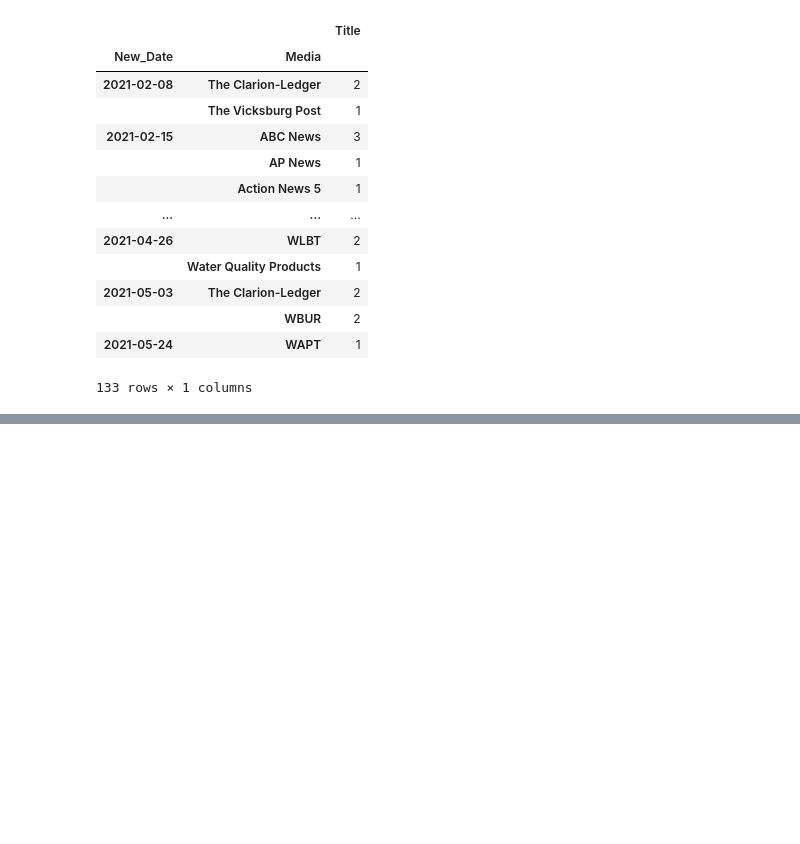
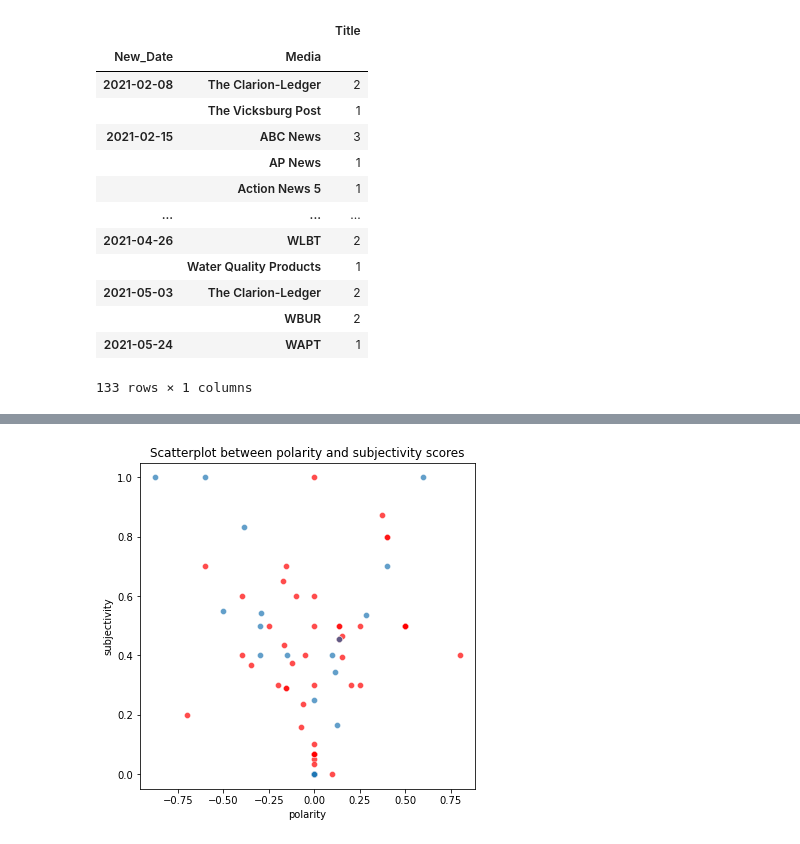
Before and after one commit to rishabhstha/JacksonWaterCrisisAnalysisML, a Jupyter notebook: newsAnalysis.ipynb, the cells around one changed output, grey strips where cells are left out. Saved outputs shown, nothing was run; the diff lists cells and outputs as text; code cells hidden in the pictures; blank space fills up the shorter version.

```diff
--- a/newsAnalysis.ipynb
+++ b/newsAnalysis.ipynb
@@ -593,3 +688,15 @@ See the caveats in the documentation: https://pandas.pydata.org/pandas-docs/stab
+# %%
+#Scatterplot of MS based and non-MS based news articles both at same time
+plt.figure(figsize=(6,6))
+sns.scatterplot(data=news_data_MS, x='polarity', y='subjectivity',
+                alpha=.7,color="red")
+sns.scatterplot(data=news_data_nonMS, x='polarity', y='subjectivity',
+                alpha=.7)
+# plt.axhline(0, linestyle='--', color='k')
+# plt.axvline(0, linestyle='--', color='k')
+plt.title('Scatterplot between polarity and subjectivity scores');
+# %% [output]
+[figure, added]
 # %%
 #Topic classification
 # %%
```
Also changed, not shown: parts of 22 cells of this notebook.
